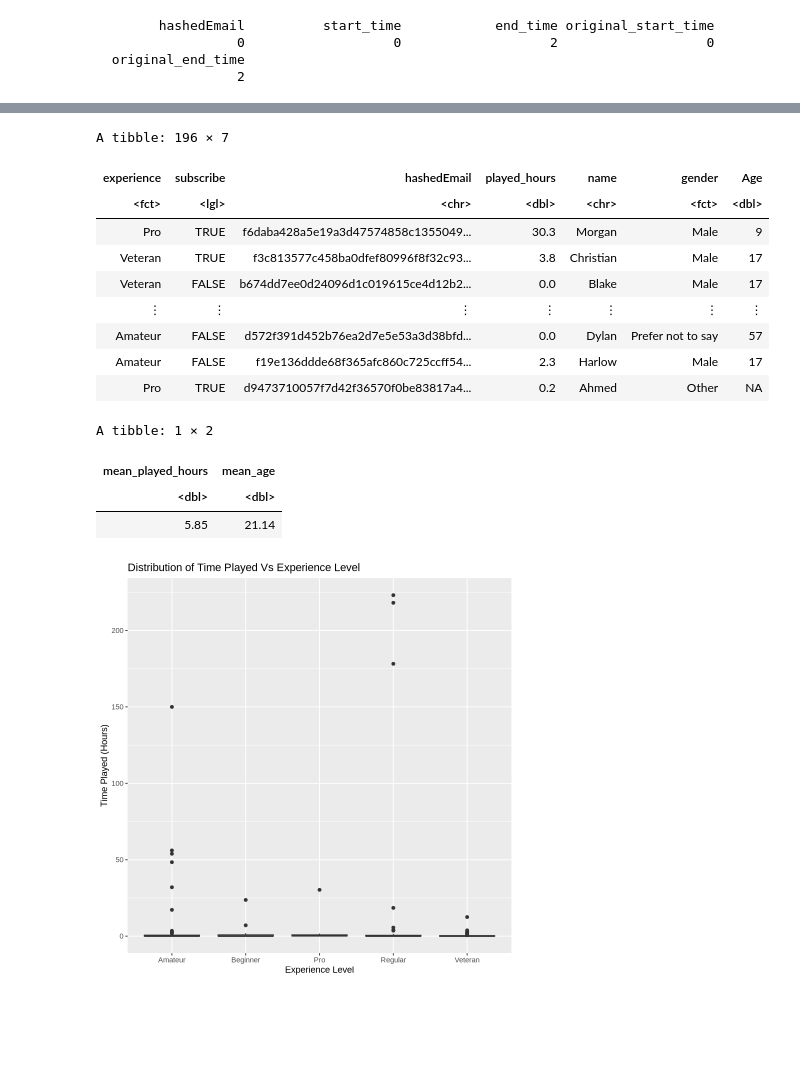
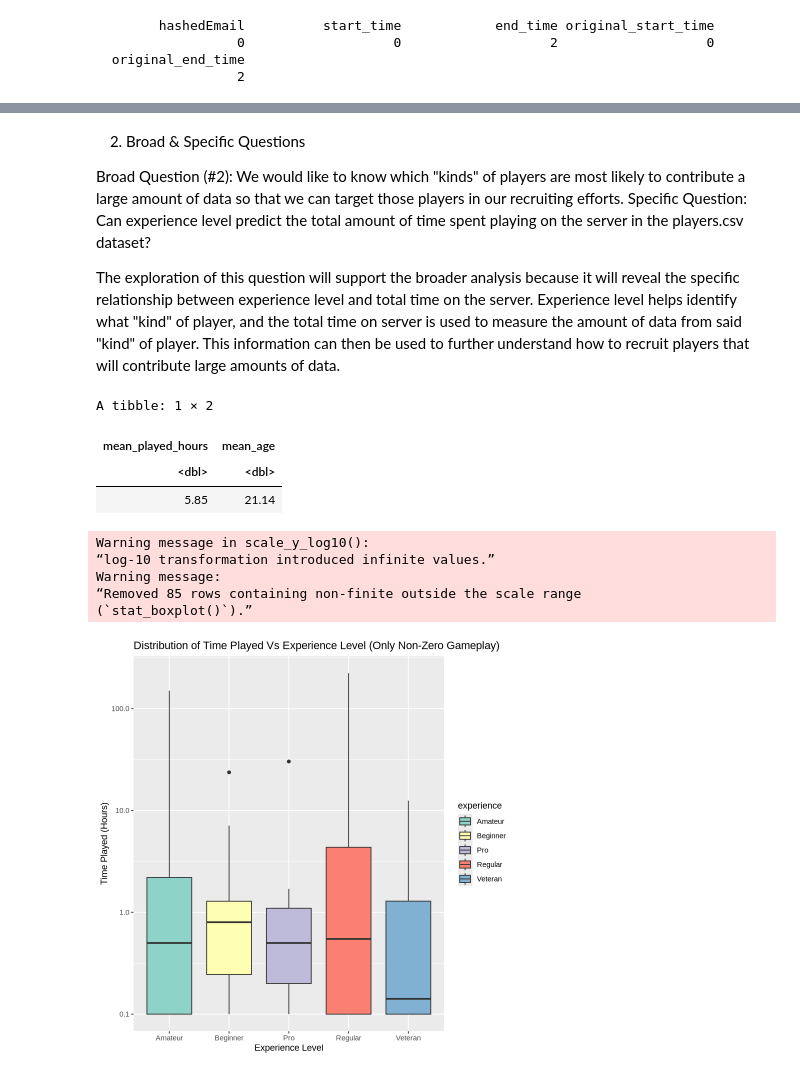
Before and after one commit to paytonnsong/DSCI_100_individual, a Jupyter notebook: DSCI_work.ipynb, the cells around one changed output, grey strips where cells are left out. Saved outputs shown, nothing was run; the diff lists cells and outputs as text; code cells hidden in the pictures; blank space fills up the shorter version.

```diff
--- a/DSCI_work.ipynb
+++ b/DSCI_work.ipynb
@@ -220,33 +154,37 @@ A spec_tbl_df: 1535 × 5
+# %% [markdown]
+2. Broad & Specific Questions
+
+Broad Question (#2): We would like to know which "kinds" of players are most likely to contribute a large amount of data so that we can target those players in our recruiting efforts.
+Specific Question: Can experience level predict the total amount of time spent playing on the server in the players.csv dataset?
+
+The exploration of this question will support the broader analysis because it will reveal the specific relationship between experience level and total time on the server. Experience level helps identify what "kind" of player, and the total time on server is used to measure the amount of data from said "kind" of player. This information can then be used to further understand how to recruit players that will contribute large amounts of data.
 # %%
 players <- players |>
   mutate(experience = as.factor(experience),
     gender = as.factor(gender) )
-players
 
 players_mean<-players |>
   summarize( mean_played_hours = round(mean(played_hours, na.rm = TRUE), 2),
     mean_age = round(mean(Age, na.rm = TRUE), 2))
 players_mean
 # %% [output]
-A tibble: 196 × 7
+A tibble: 1 × 2
-| experience | subscribe | hashedEmail | played_hours | name | gender | Age |
-| <fct> | <lgl> | <chr> | <dbl> | <chr> | <fct> | <dbl> |
-| Pro | TRUE | f6daba428a5e19a3d47574858c1355049... | 30.3 | Morgan | Male | 9 |
-| Veteran | TRUE | f3c813577c458ba0dfef80996f8f32c93... | 3.8 | Christian | Male | 17 |
-| Veteran | FALSE | b674dd7ee0d24096d1c019615ce4d12b2... | 0.0 | Blake | Male | 17 |
-| ⋮ | ⋮ | ⋮ | ⋮ | ⋮ | ⋮ | ⋮ |
-| Amateur | FALSE | d572f391d452b76ea2d7e5e53a3d38bfd... | 0.0 | Dylan | Prefer not to say | 57 |
-| Amateur | FALSE | f19e136ddde68f365afc860c725ccff54... | 2.3 | Harlow | Male | 17 |
-| Pro | TRUE | d9473710057f7d42f36570f0be83817a4... | 0.2 | Ahmed | Other | NA |
+| mean_played_hours | mean_age |
+| <dbl> | <dbl> |
+| 5.85 | 21.14 |
-A tibble: 1 × 2
-| mean_played_hours | mean_age |
-| <dbl> | <dbl> |
-| 5.85 | 21.14 |
 # %%
-ggplot(players, aes(x = experience, y = played_hours)) +
+Distribuition_plot<-ggplot(players, aes(x = experience, y = played_hours, fill = experience)) +
   geom_boxplot() +
-  labs(title = "Distribution of Time Played Vs Experience Level",
+  labs(title = "Distribution of Time Played Vs Experience Level (Only Non-Zero Gameplay)",
     x = "Experience Level",
-    y = "Time Played (Hours)")
+    y = "Time Played (Hours)")+
+ scale_y_log10() + #log10 cannot display 0 values, this helps visualize the non-zero distribuition better
+scale_fill_brewer(palette = "Set3")
+Distribuition_plot
 # %% [output]
+Warning message in scale_y_log10():
+“log-10 transformation introduced infinite values.”
+Warning message:
+“Removed 85 rows containing non-finite outside the scale range
+(`stat_boxplot()`).”
-[figure, old version]
+[figure, new version]
```
Also changed, not shown: parts of 10 cells of this notebook.
